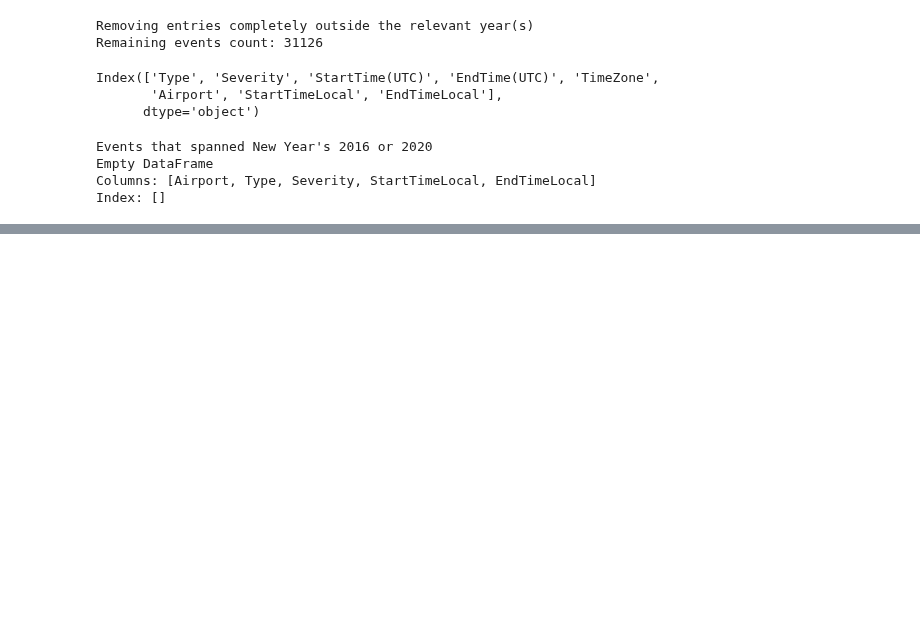
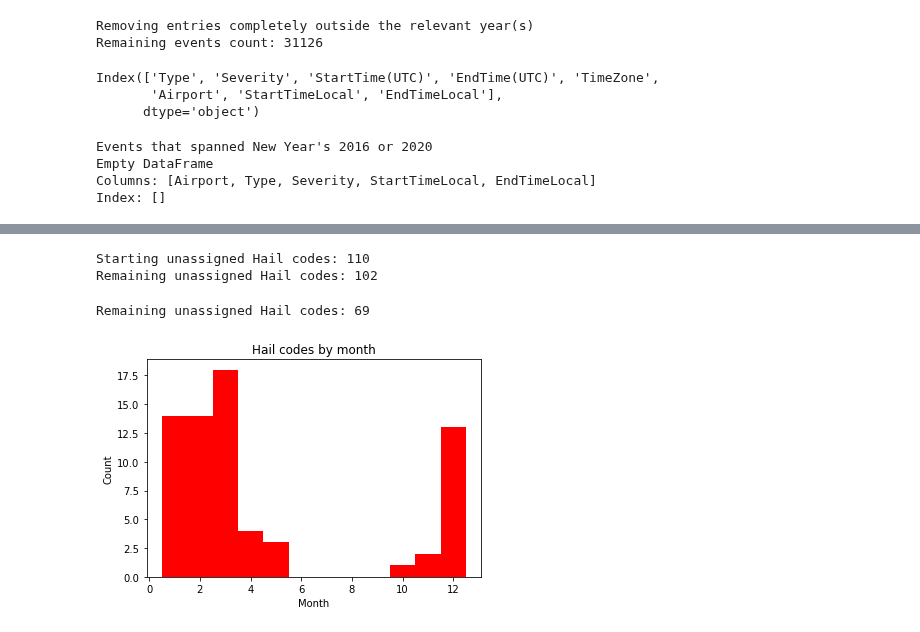
Before and after one commit to BarrettNB/Springboard, a Jupyter notebook: Capstone_2--Airport_weather/Steps_2-3_DataWrangling_EDA_1a_WeatherEvents.ipynb, the cells around one changed output, grey strips where cells are left out. Saved outputs shown, nothing was run; the diff lists cells and outputs as text; code cells hidden in the pictures; blank space fills up the shorter version.

Commit message:
Split Hail code between sleet and actual hail

```diff
--- a/Capstone_2--Airport_weather/Steps_2-3_DataWrangling_EDA_1a_WeatherEvents.ipynb
+++ b/Capstone_2--Airport_weather/Steps_2-3_DataWrangling_EDA_1a_WeatherEvents.ipynb
@@ -377,0 +205,2 @@ and arrival events DataFrames.
+# %%
+weather_events['Type'].replace('Storm', 'Wind', inplace=True)
@@ -377,0 +210,7 @@ and arrival events DataFrames.
+# %%
+hail_events = weather_events[weather_events.Type=='Hail']
+hailEventIndices = weather_events[weather_events.Type=='Hail'].index
+n_hail = len(hailEventIndices)
+print('Number of hail events:', n_hail)
+assert hailEventIndices[0]!=0 and hailEventIndices[-1]!=len(hailEventIndices)-1,\
+    'Very first or last event is hail, need to account for this'
@@ -377,0 +343,58 @@ and arrival events DataFrames.
+# %%
+HAIL = 1
+SLEET = 0
+REM_NANS = 'Remaining unassigned Hail codes:'
+AHC = 'ActualHailCode' #so I don't have to keep rewriting this
+
+def hailCodeNaNs(df):
+    return df[AHC].isna().sum()
+
+def histHailCount(df):
+    month = df['Month']
+    fig, ax = plt.subplots()
+    ax.hist(month-0.5, bins=12, range=[0,12], align='right', color='r')
+    ax.set_xlabel('Month')
+    ax.set_ylabel('Count')
+    ax.set_title('Hail codes by month')
+    plt.show()
+# %%
+with warnings.catch_warnings():
+    warnings.simplefilter('ignore')
+    hail_events[AHC] = np.nan
+    hail_events['Month'] = hail_events['StartTimeLocal'].apply(lambda t: t.month)
+    print('Starting unassigned Hail codes:', hailCodeNaNs(hail_events)) #Starting count: 110
+
+    #1. Any Hail code in June, July, or August is actually hail.
+    hail_events[AHC][(hail_events['Month'] >= 6) & (hail_events['Month'] <= 8)] = HAIL
+    print(REM_NANS, hailCodeNaNs(hail_events)) #Remaining count: 102
+    nAn_indeces = hail_events[hail_events[AHC].isna()].index
+# %% [output]
+Starting unassigned Hail codes: 110
+Remaining unassigned Hail codes: 102
+# %%
+with warnings.catch_warnings():
+    warnings.simplefilter('ignore')
+    #2. Any Hail code within four hours of a Snow code is probably sleet.
+    time_gap = 4
+    events_prior = hail_prior_events.loc[nAn_indeces - 1]
+    events_next = hail_next_events.loc[nAn_indeces + 1]
+    events_prior.set_index(events_prior.index + 1, inplace=True)
+    events_next.set_index(events_next.index - 1, inplace=True)
+
+    boolean_prior = (events_prior['EndTimeLocal'] + timedelta(hours=time_gap) >=\
+        hail_events[hail_events[AHC].isna()]['StartTimeLocal']) &\
+        (events_prior['Type'] == 'Snow')
+    boolean_next = (events_next['StartTimeLocal'] - timedelta(hours=time_gap) <=\
+        hail_events[hail_events[AHC].isna()]['EndTimeLocal']) &\
+        (events_next['Type'] == 'Snow')
+    hail_events[AHC].loc[(boolean_prior | boolean_next)\
+                         [(boolean_prior | boolean_next)].index] = SLEET
+    print(REM_NANS, hailCodeNaNs(hail_events)) #Remaining count: 69
+# %% [output]
+Remaining unassigned Hail codes: 69
+# %%
+#Histogram of remaining NaN's
+histHailCount(hail_events[hail_events[AHC].isna()])
+#Lots remaining in the winter months. These are probably sleet.
+# %% [output]
+[figure, added]
```
Also changed, not shown: parts of 32 cells of this notebook, 1 other file.
